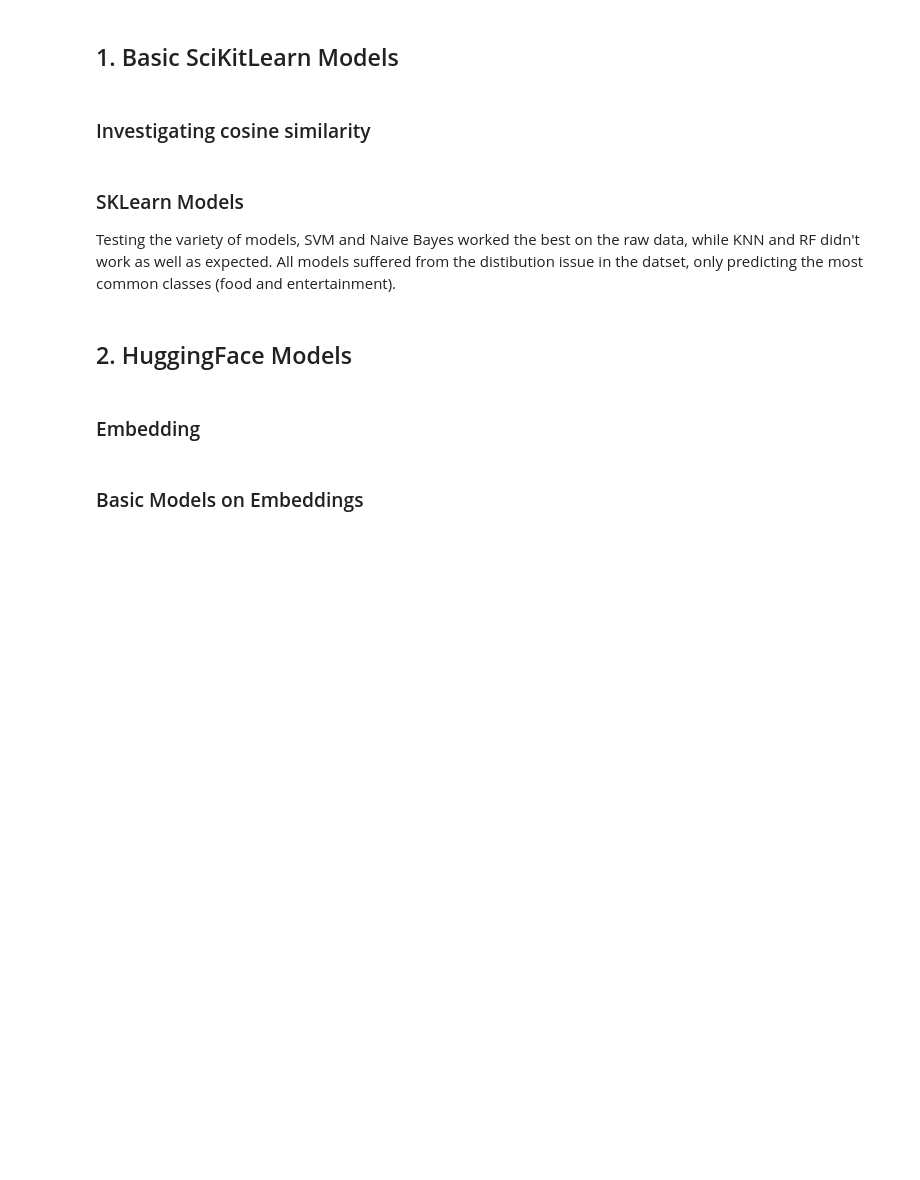
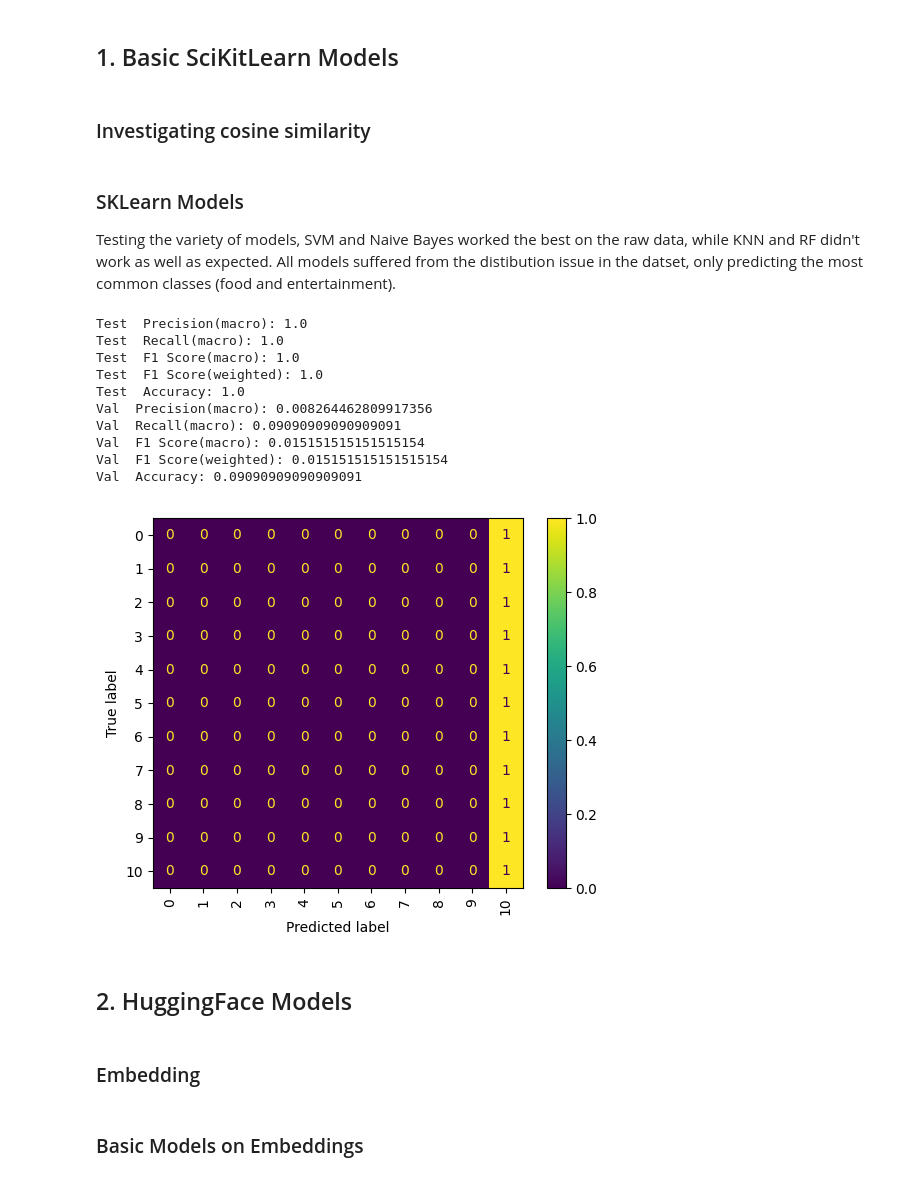
Before and after one commit to Jamessmith9956/CategoryPrediction, a Jupyter notebook: CategoryPrediction.ipynb, the cells around one changed output. Cells and saved outputs as stored; diff of their text form; code cells hidden in the pictures; blank space fills up the shorter version.

```diff
--- a/CategoryPrediction.ipynb
+++ b/CategoryPrediction.ipynb
@@ -33,0 +41,33 @@ train, val = train_test_split(train, test_size=0.3, stratify=train['Category'],
+# %%
+# Split data into training and testing sets in a stratified way
+from imblearn.under_sampling import RandomUnderSampler
+from imblearn.over_sampling import RandomOverSampler
+from imblearn.over_sampling import SMOTE
+from sklearn.model_selection import train_test_split
+
+# handle the case where the minimum class has only 2 samples
+data = data.groupby('Category').filter(lambda x: len(x) > 2)
+
+
+train, test = train_test_split(data, test_size=0.2, stratify=data['Category'], random_state=42)
+
+# Oversample, then undersample the training set
+# dict of {class: proportion such that all minor classes make up 10% of the major class}
+major_class_counts = train['Category'].value_counts().max()
+no_classes = train['Category'].nunique()
+target_proportion = 0.5
+sampling_strategy = {k: int(major_class_counts*target_proportion/no_classes) for k, v in train['Category'].value_counts().to_dict().items()}
+oversampler = RandomOverSampler(sampling_strategy=sampling_strategy, random_state=42) # sample strategy represents the target proportion
+undersampler = RandomUnderSampler(sampling_strategy="auto", random_state=42)
+X_train, y_train = train[['Description']], train['Category']
+X_train, y_train = oversampler.fit_resample(X_train, y_train)
+X_train, y_train = undersampler.fit_resample(X_train, y_train)
+
+# Split the training set into train, test and val sets
+X_train, X_val, y_train, y_val = train_test_split(X_train, y_train, test_size=0.3, stratify=y_train, random_state=77) # gonna get leakage here
+
+
+# join back because I don't want to refactor the notebook rn
+train = pd.concat([X_train, y_train], axis=1)
+val = pd.concat([X_val, y_val], axis=1)
+print(train.shape, val.shape, test.shape)
@@ -70,14 +114,14 @@ def evaluate(Y_true, Y_pred, dataset_name="Train"):
     recall = recall_score(Y_true, Y_pred, average='macro') #TP / (TP + FN)
     f1_macro = f1_score(Y_true, Y_pred, average='macro')
     f1 = f1_score(Y_true, Y_pred, average='weighted')
-    accuracy = accuracy_score(Y_true, Y_pred, average='weighted') #(TP + TN) / (TP + FP + FN + TN)
+    accuracy = accuracy_score(Y_true, Y_pred) #(TP + TN) / (TP + FP + FN + TN)
 
     # plot
     print(dataset_name," Precision(macro):", precision)
     print(dataset_name," Recall(macro):", recall)
     print(dataset_name," F1 Score(macro):", f1_macro)
     print(dataset_name," F1 Score(weighted):", f1)
-    print(dataset_name," Accuracy(weighted):", accuracy)
+    print(dataset_name," Accuracy:", accuracy)
 
 def plot_confusion(Y_true, Y_pred, model, fig_name="confusion.png"):
     confusion = confusion_matrix(Y_true, Y_pred)
@@ -138,26 +182,38 @@ plot_confusion(val['Category'], val_hat, nb, "confusion_matricies/nb.png")
 # %%
 # SVM
 from sklearn.svm import SVC
 
 # prepare data labels to be numerical
 from sklearn.preprocessing import LabelEncoder
 le = LabelEncoder()
 le.fit(train['Category'])
 train_Y = le.transform(train['Category'])
 val_Y = le.transform(val['Category'])
 
 # setup SVM
 svm = SVC(kernel='linear')
 svm.fit(tfidf.transform(train['Description']).toarray(), train_Y)
 
 # predict
 train_hat = svm.predict(tfidf.transform(train['Description']).toarray())
 val_hat = svm.predict(tfidf.transform(val['Description']).toarray())
 
 # evaluate
-#evaluate(train_Y, train_hat, "Test")
+evaluate(train_Y, train_hat, "Test")
 evaluate(val_Y, val_hat, "Val")
 plot_confusion(val_Y, val_hat, svm, "confusion_matricies/svm.png")
+# %% [output]
+Test  Precision(macro): 1.0
+Test  Recall(macro): 1.0
+Test  F1 Score(macro): 1.0
+Test  F1 Score(weighted): 1.0
+Test  Accuracy: 1.0
+Val  Precision(macro): 0.008264462809917356
+Val  Recall(macro): 0.09090909090909091
+Val  F1 Score(macro): 0.015151515151515154
+Val  F1 Score(weighted): 0.015151515151515154
+Val  Accuracy: 0.09090909090909091
+[figure, added]
 # %% [markdown]
 ## 2. HuggingFace Models
 # %% [markdown]
```
Also changed, not shown: parts of 8 cells of this notebook, 2 other files.
